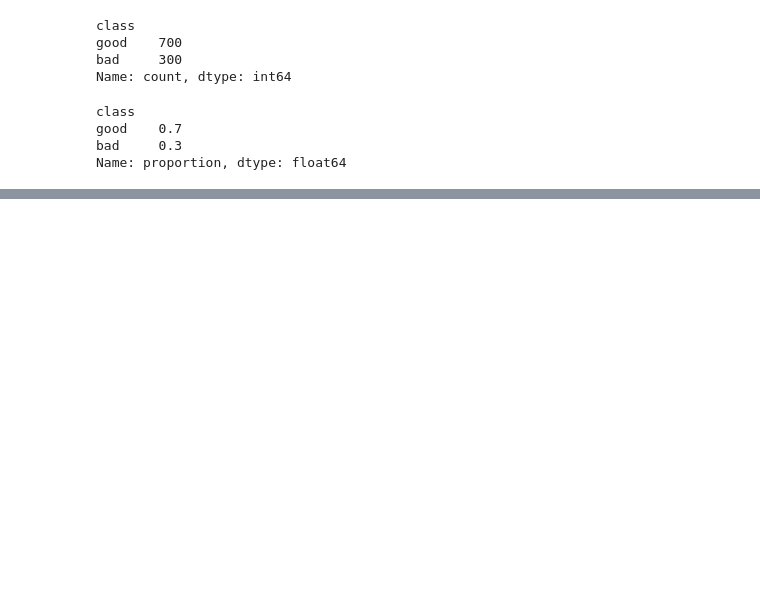
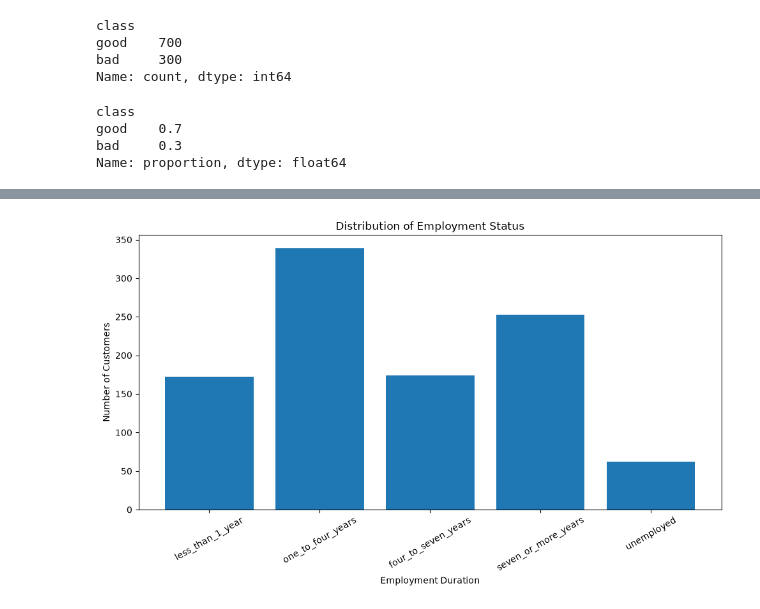
Before and after one commit to Timothious-arhamsoft/DailyTask, a Jupyter notebook: Task27/Day5_real_dataset.ipynb, the cells around one changed output, grey strips where cells are left out. Cells and saved outputs as stored; diff of their text form; code cells hidden in the pictures; blank space fills up the shorter version.

```diff
--- a/Task27/Day5_real_dataset.ipynb
+++ b/Task27/Day5_real_dataset.ipynb
@@ -210,0 +413,11 @@ Name: proportion, dtype: float64
+# %%
+employment_map = {
+    "unemployed": "unemployed",
+    "<1": "less_than_1_year",
+    "1<=X<4": "one_to_four_years",
+    "4<=X<7": "four_to_seven_years",
+    ">=7": "seven_or_more_years"
+}
+
+df["employment"] = df["employment"].cat.rename_categories(employment_map)
+print(df["employment"])
@@ -210,0 +449,21 @@ Name: proportion, dtype: float64
+# %%
+fig, ax = plt.subplots(figsize=(10, 6))
+counts = df["employment"].value_counts()
+order = [
+    "less_than_1_year",
+    "one_to_four_years",
+    "four_to_seven_years",
+    "seven_or_more_years",
+    "unemployed"
+]
+counts = counts.reindex(order, fill_value=0)
+ax.bar(counts.index, counts.values)
+ax.set_title("Distribution of Employment Status")
+ax.set_xlabel("Employment Duration")
+ax.set_ylabel("Number of Customers")
+ax.tick_params(axis="x", rotation=30)
+fig.tight_layout()
+fig.savefig("graphs/image_3_employment.png", dpi=150)
+plt.show()
+# %% [output]
+[figure, added]
```
Also changed, not shown: parts of 50 cells of this notebook, 5 other files.
